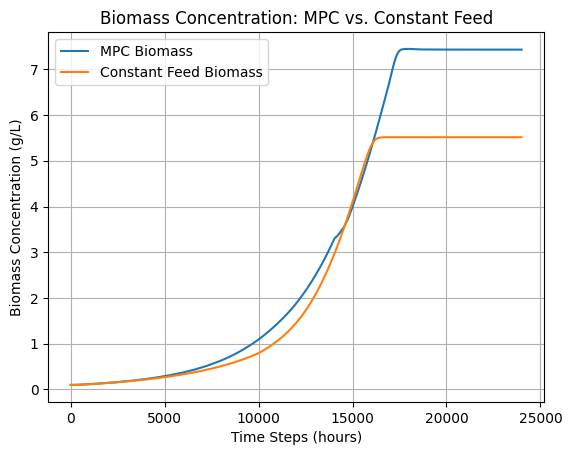
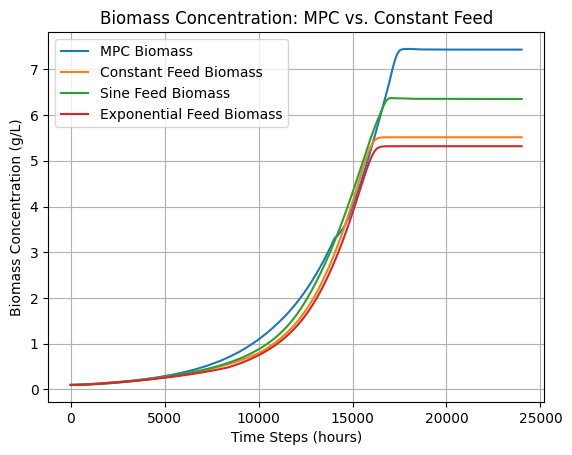
Code edit (unified diff) that turned the first committed figure into the second:
--- before
+++ after
@@ -1,4 +1,6 @@
 plt.plot(states[:,0], label='MPC Biomass')
 plt.plot(cnst_true_states[:,0], label='Constant Feed Biomass')
+plt.plot(sine_true_states[:,0], label='Sine Feed Biomass')
+plt.plot(exp_true_states[:,0], label='Exponential Feed Biomass')
 plt.xlabel('Time Steps (hours)')
 plt.ylabel('Biomass Concentration (g/L)')

Commit: added more feed profiles